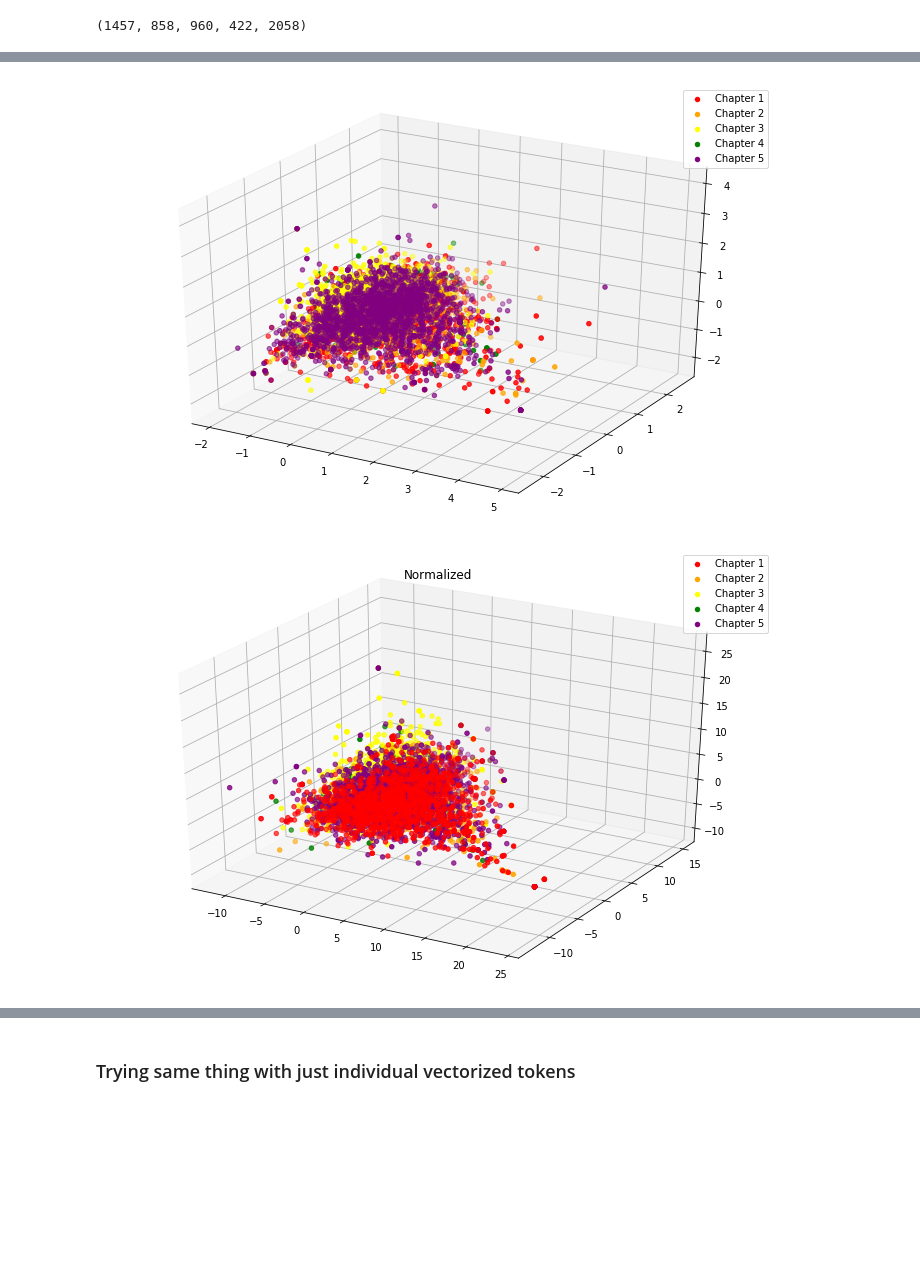
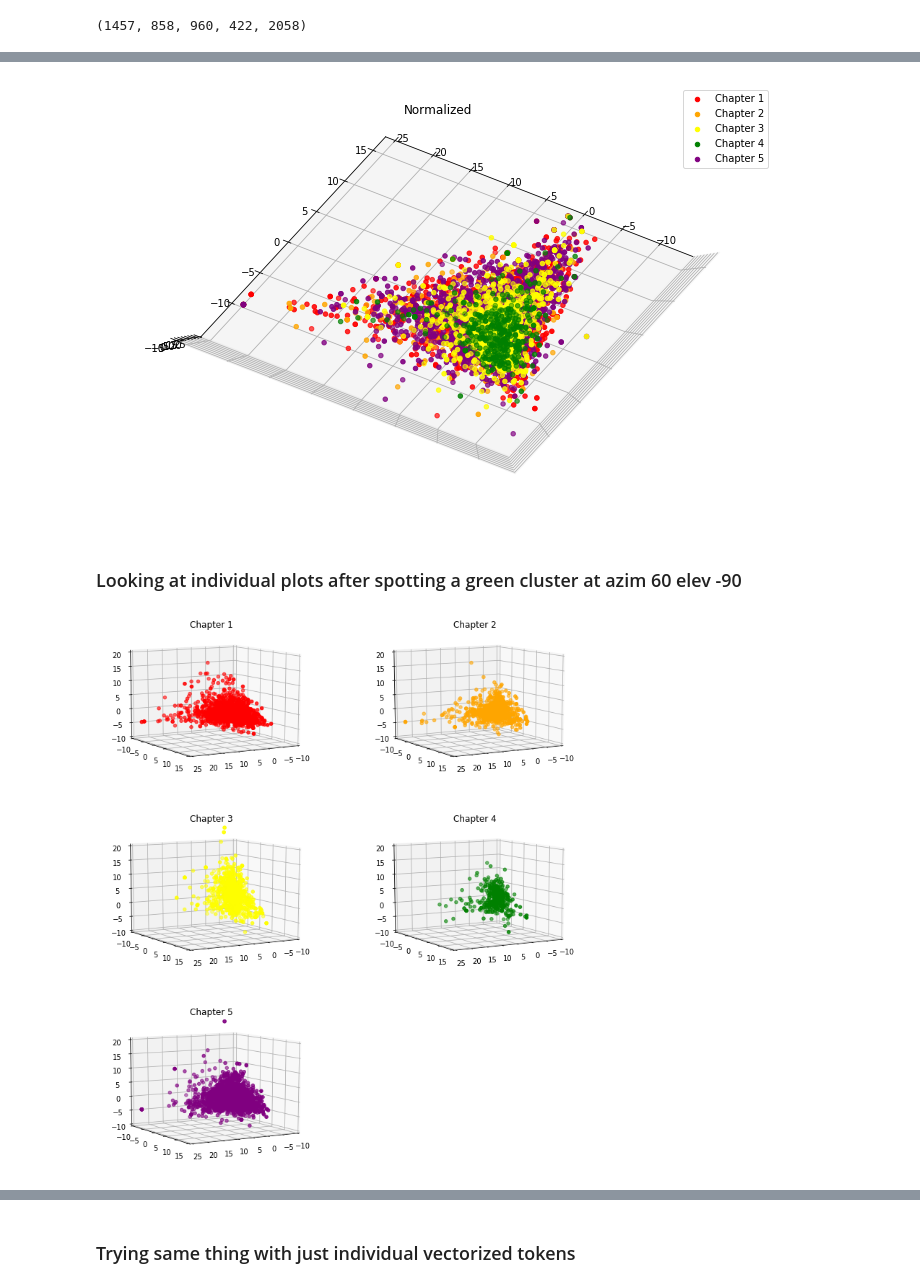
Before and after one commit to ssrosa/dsc-4-final-project-online-ds-pt-100118, a Jupyter notebook: student.ipynb, the cells around one changed output, grey strips where cells are left out. Drawn from its saved outputs; the diff is of its cells as text; code cells hidden in the pictures; blank space fills up the shorter version.

```diff
--- a/student.ipynb
+++ b/student.ipynb
@@ -796,8 +722,6 @@ result_df = pd.concat([df_pca, target], axis = 1)
 # %%
-from mpl_toolkits.mplot3d import Axes3D
-
 fig = plt.figure(figsize = (12, 8))
-ax = fig.add_subplot(111, projection='3d')
+ax = fig.add_subplot(111, projection='3d', azim = 60, elev = -90)
 
 labels = [1, 2, 3, 4, 5]
 colors = ['red', 'orange', 'yellow', 'green', 'purple']
@@ -809,27 +733,29 @@ for label, color in zip(labels, colors):
           c = color, label = ('Chapter ' + str(label)))
 
 plt.legend()
-plt.title('Not normalized')
+plt.title('Normalized')
 plt.show()
 # %% [output]
-[figure, old version]
+[figure, new version]
+# %% [markdown]
+### Looking at individual plots after spotting a green cluster at azim 60 elev -90
 # %%
-from mpl_toolkits.mplot3d import Axes3D
-
-fig = plt.figure(figsize = (12, 8))
-ax = fig.add_subplot(111, projection='3d')
-
+fig = plt.figure(figsize = (12, 14))
+#ax = fig.add_subplot(111, projection='3d')
 labels = [1, 2, 3, 4, 5]
 colors = ['red', 'orange', 'yellow', 'green', 'purple']
 
-for label, color in zip(labels, colors):
+for i, label, color in zip(range(1,6), labels, colors):
 #    ch2_pca = result_df['label'] == label
     pca = result_df[result_df['label'] == label]
+    ax = fig.add_subplot(3,2, i, projection='3d', azim = 60, elev = 10)
+    plt.xlim(-10, 25)
+    plt.ylim(-10, 15)
+    ax.set_zlim(-10, 20)
     ax.scatter(xs = pca['PC1'], ys = pca['PC2'], zs = pca['PC3'],
           c = color, label = ('Chapter ' + str(label)))
+    plt.title('Chapter ' + str(label))
 
-plt.legend()
-plt.title('Normalized')
 plt.show()
 # %% [output]
-[figure, old version]
+[figure, new version]
```
Also changed, not shown: parts of 42 cells of this notebook.
